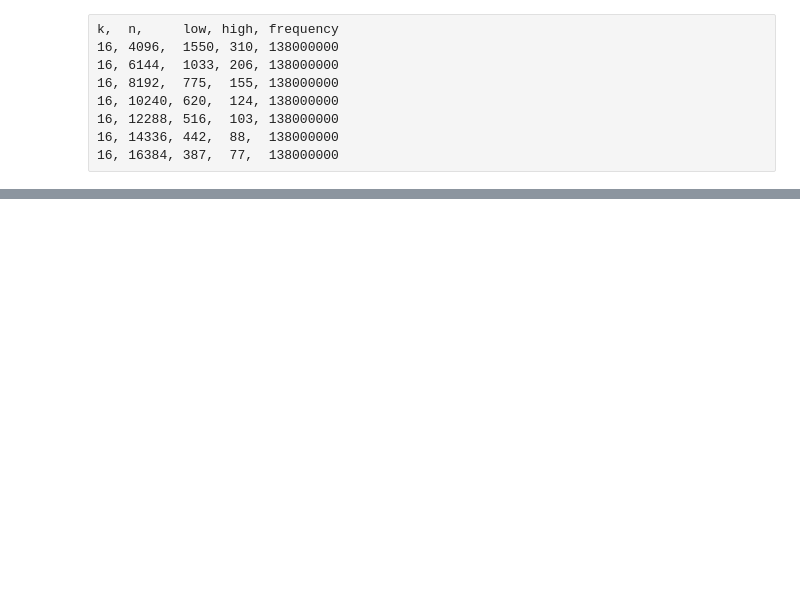
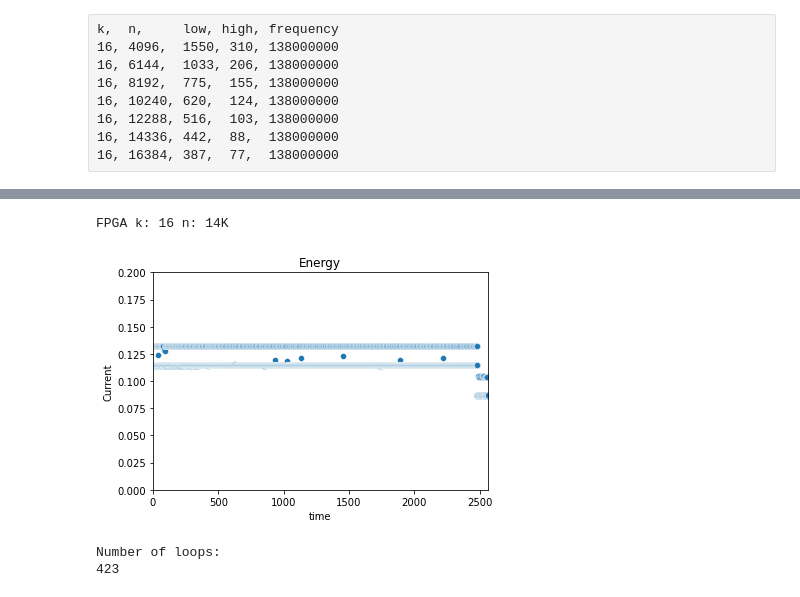
Before and after one commit to FPGA-Energy/heap-sort, a Jupyter notebook: Analysis/FPGA/FPGA heapsort.ipynb, the cells around one changed output, grey strips where cells are left out. Cells and saved outputs as stored; diff of their text form; code cells hidden in the pictures; blank space fills up the shorter version.

```diff
--- a/Analysis/FPGA/FPGA heapsort.ipynb
+++ b/Analysis/FPGA/FPGA heapsort.ipynb
@@ -178,0 +277,8 @@ Avarage Current in one iteration:
+# %%
+#      (Data,  Greater than means spike, ylim, Repetions in loop, Name)
+runData(df14k, 0.125,                    300,       442,               "FPGA k: 16 n: 14K")
+# %% [output]
+FPGA k: 16 n: 14K
+[figure, added]
+Number of loops:
+423
```
Also changed, not shown: parts of 12 cells of this notebook, 5 other files.
